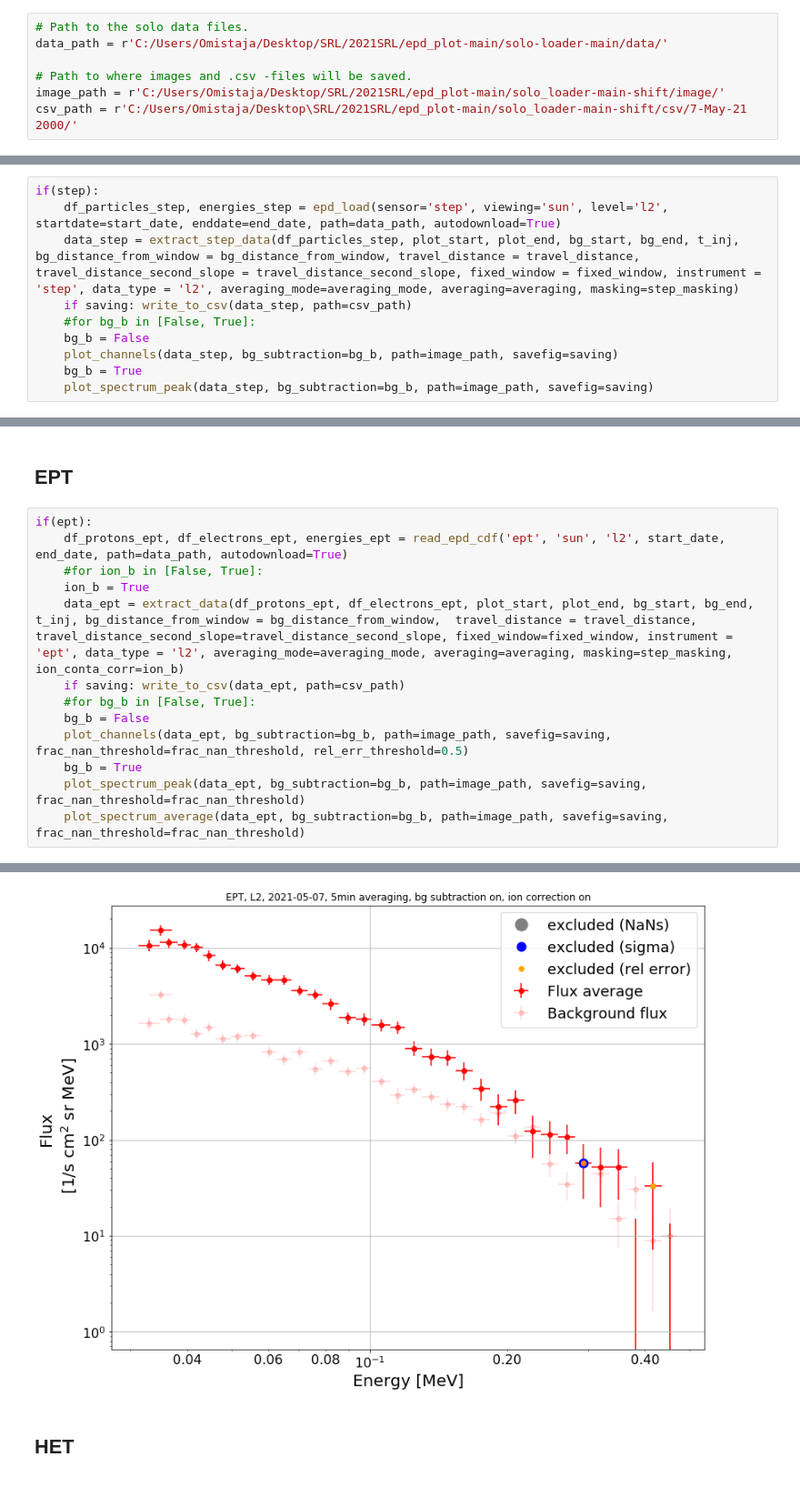
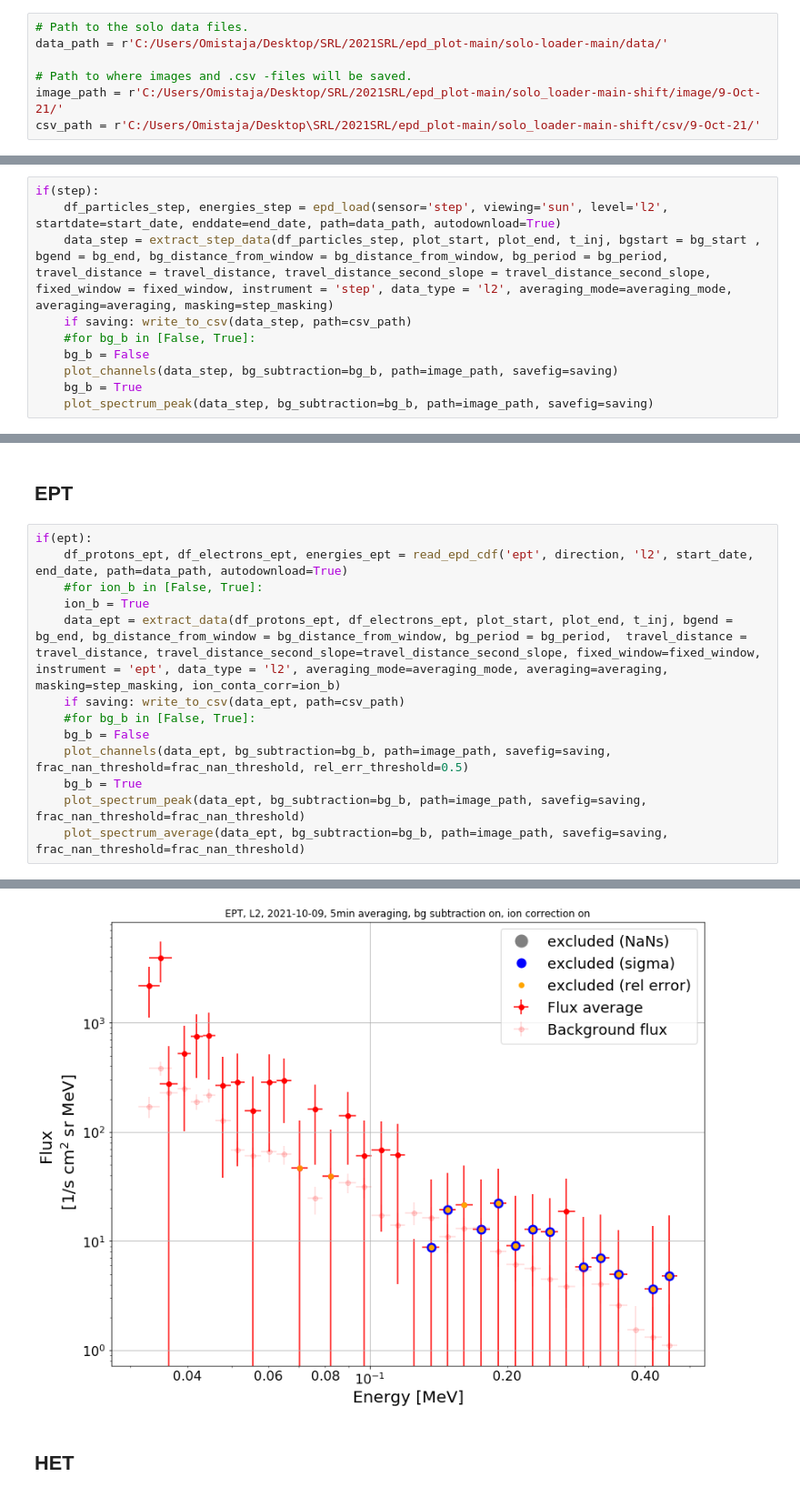
Before and after one commit to AnnamariaFedeli/epd-load-n-plot, a Jupyter notebook: example_shift_Anna.ipynb, the cells around one changed output, grey strips where cells are left out. Shown at 91% size. Saved outputs shown, nothing was run; the diff lists cells and outputs as text.

```diff
--- a/example_shift_Anna.ipynb
+++ b/example_shift_Anna.ipynb
@@ -7,7 +7,7 @@ WARNING: AstropyDeprecationWarning: The private astropy._erfa module has been ma
 data_path = r'C:/Users/Omistaja/Desktop/SRL/2021SRL/epd_plot-main/solo-loader-main/data/'
 
 # Path to where images and .csv -files will be saved.
-image_path = r'C:/Users/Omistaja/Desktop/SRL/2021SRL/epd_plot-main/solo_loader-main-shift/image/'
-csv_path = r'C:/Users/Omistaja/Desktop\SRL/2021SRL/epd_plot-main/solo_loader-main-shift/csv/7-May-21 2000/'
+image_path = r'C:/Users/Omistaja/Desktop/SRL/2021SRL/epd_plot-main/solo_loader-main-shift/image/9-Oct-21/'
+csv_path = r'C:/Users/Omistaja/Desktop\SRL/2021SRL/epd_plot-main/solo_loader-main-shift/csv/9-Oct-21/'
 # %%
 # Start and end day. Format: yyyymmdd.
@@ -52,7 +70,7 @@ direction = 'south'
 # %%
 if(step):
     df_particles_step, energies_step = epd_load(sensor='step', viewing='sun', level='l2', startdate=start_date, enddate=end_date, path=data_path, autodownload=True)
-    data_step = extract_step_data(df_particles_step, plot_start, plot_end, bg_start, bg_end, t_inj, bg_distance_from_window = bg_distance_from_window, travel_distance = travel_distance, travel_distance_second_slope = travel_distance_second_slope, fixed_window = fixed_window, instrument = 'step', data_type = 'l2', averaging_mode=averaging_mode, averaging=averaging, masking=step_masking)
+    data_step = extract_step_data(df_particles_step, plot_start, plot_end, t_inj, bgstart = bg_start , bgend = bg_end, bg_distance_from_window = bg_distance_from_window, bg_period = bg_period, travel_distance = travel_distance, travel_distance_second_slope = travel_distance_second_slope, fixed_window = fixed_window, instrument = 'step', data_type = 'l2', averaging_mode=averaging_mode, averaging=averaging, masking=step_masking)
     if saving: write_to_csv(data_step, path=csv_path)
     #for bg_b in [False, True]:
     bg_b = False
@@ -87,10 +105,10 @@ See the caveats in the documentation: https://pandas.pydata.org/pandas-docs/stab
 ## EPT
 # %%
 if(ept):
-    df_protons_ept, df_electrons_ept, energies_ept = read_epd_cdf('ept', 'sun', 'l2', start_date, end_date, path=data_path, autodownload=True)
+    df_protons_ept, df_electrons_ept, energies_ept = read_epd_cdf('ept', direction, 'l2', start_date, end_date, path=data_path, autodownload=True)
     #for ion_b in [False, True]:
     ion_b = True
-    data_ept = extract_data(df_protons_ept, df_electrons_ept, plot_start, plot_end, bg_start, bg_end, t_inj, bg_distance_from_window = bg_distance_from_window,  travel_distance = travel_distance, travel_distance_second_slope=travel_distance_second_slope, fixed_window=fixed_window, instrument = 'ept', data_type = 'l2', averaging_mode=averaging_mode, averaging=averaging, masking=step_masking, ion_conta_corr=ion_b)
+    data_ept = extract_data(df_protons_ept, df_electrons_ept, plot_start, plot_end, t_inj, bgend = bg_end, bg_distance_from_window = bg_distance_from_window, bg_period = bg_period,  travel_distance = travel_distance, travel_distance_second_slope=travel_distance_second_slope, fixed_window=fixed_window, instrument = 'ept', data_type = 'l2', averaging_mode=averaging_mode, averaging=averaging, masking=step_masking, ion_conta_corr=ion_b)
     if saving: write_to_csv(data_ept, path=csv_path)
     #for bg_b in [False, True]:
     bg_b = False
@@ -120,5 +138,5 @@ if(ept):
 Name: Bg_subtracted_average, dtype: float64
-[figure, old version]
+[figure, new version]
 # %% [markdown]
 ## HET
 # %%
```
Also changed, not shown: parts of 4 cells of this notebook, 1 other file.
